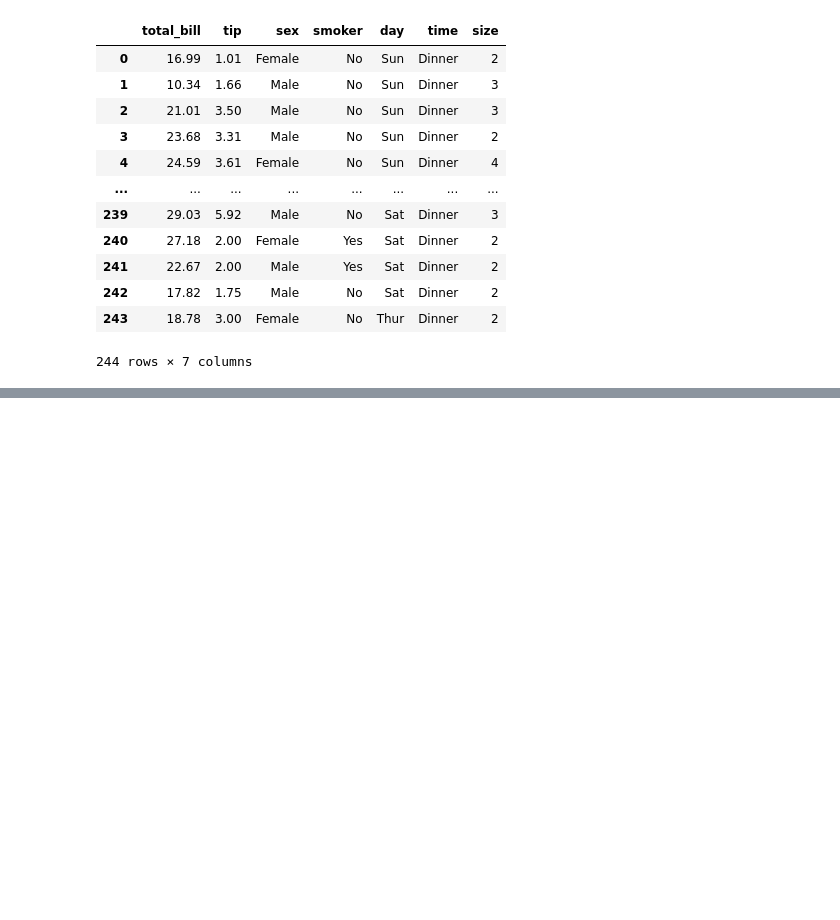
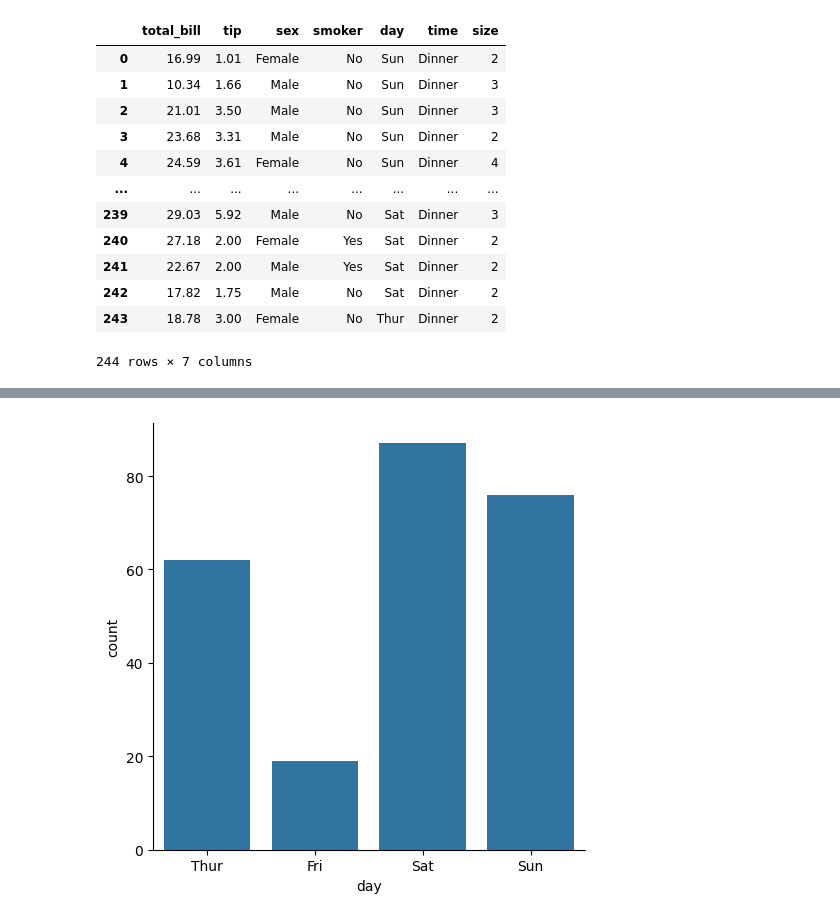
Before and after one commit to mahendrakhatri317-ux/Data-science, a Jupyter notebook: basic.ipynb, the cells around one changed output, grey strips where cells are left out. Saved outputs shown, nothing was run; the diff lists cells and outputs as text; code cells hidden in the pictures; blank space fills up the shorter version.

```diff
--- a/basic.ipynb
+++ b/basic.ipynb
@@ -180,0 +161,9 @@ plt.show()
+# %%
+## catplt
+
+## sns.catplot(x = 'day' , y = 'total_bill' , kind='count' , data=data) ## count plot sirf "kitni baar category aayi hai" count karta hai, isliye usme y column ki zarurat nahi hoti.
+
+sns.catplot(x='day', kind='count', data=data)
+plt.show()
+# %% [output]
+[figure, added]
```
Also changed, not shown: parts of 45 cells of this notebook.
